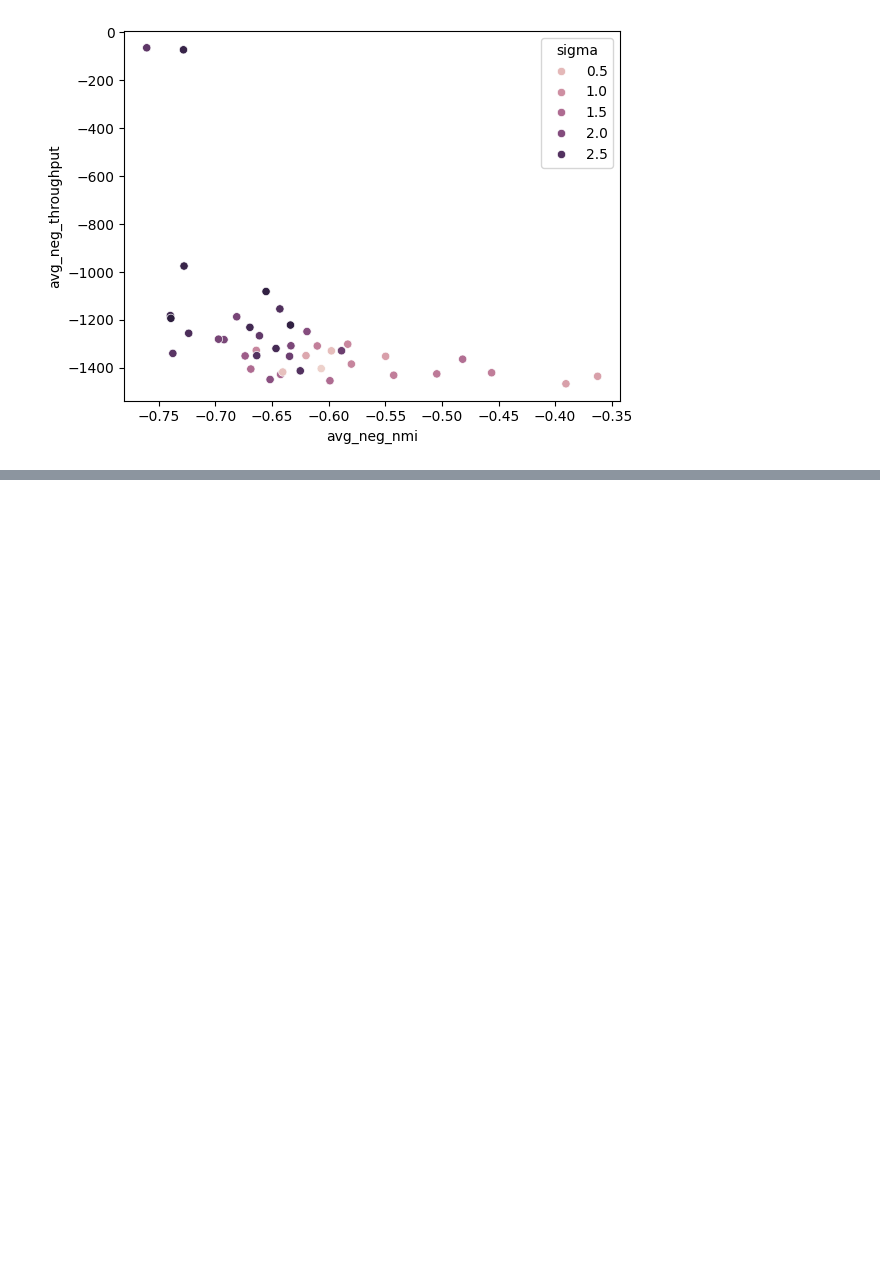
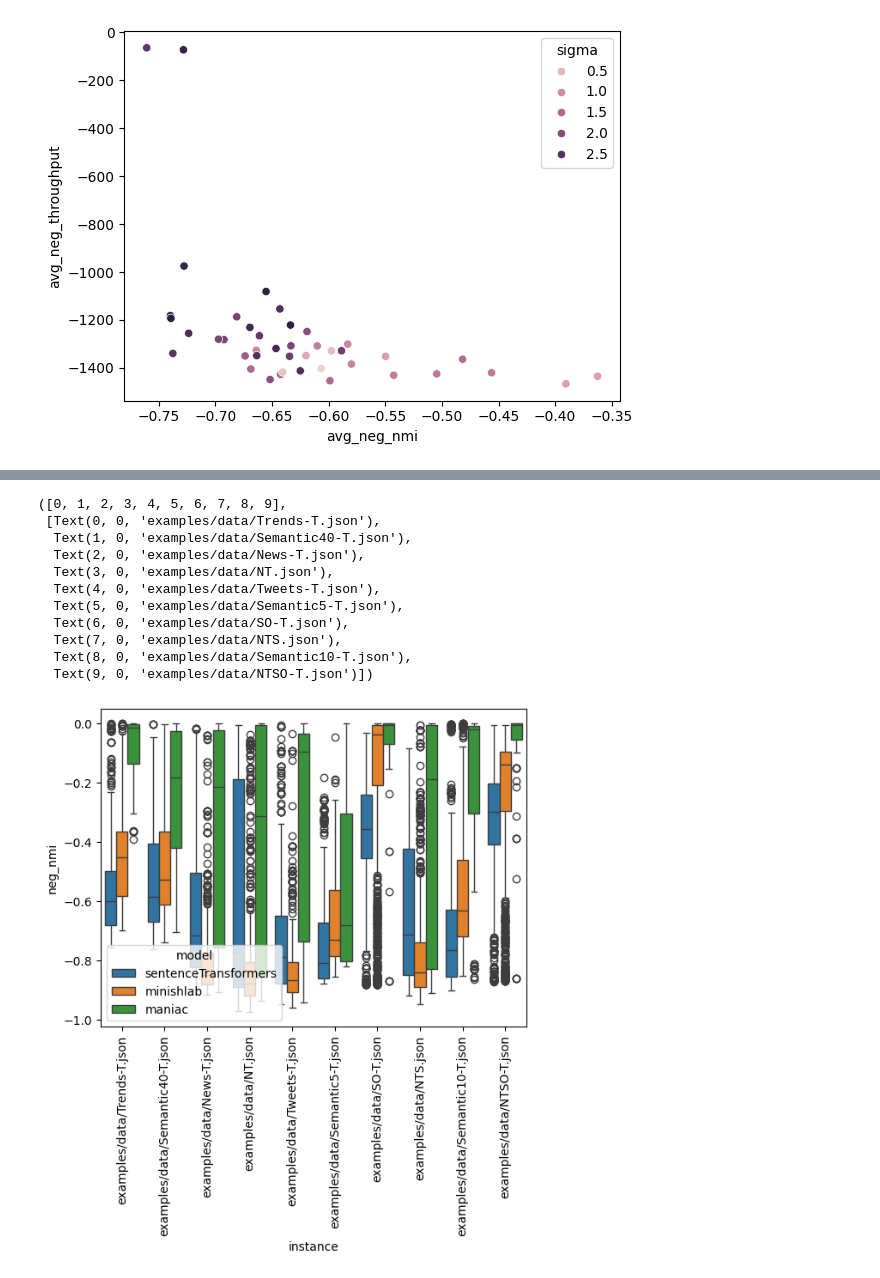
Before and after one commit to lea11100/textClust, a Jupyter notebook: experiments/smac/eval.ipynb, the cells around one changed output, grey strips where cells are left out. Saved outputs shown, nothing was run; the diff lists cells and outputs as text; code cells hidden in the pictures; blank space fills up the shorter version.

```diff
--- a/experiments/smac/eval.ipynb
+++ b/experiments/smac/eval.ipynb
@@ -428,0 +591,19 @@ sns.scatterplot(config_df, x="avg_neg_nmi", y="avg_neg_throughput", hue="sigma")
+# %%
+d = runhistory_df.copy()
+d = d[d["neg_nmi"] != 2.0]
+sns.boxplot(d, x="instance", y="neg_nmi", hue="model")
+# Rotate x labels
+plt.xticks(rotation=90)
+# %% [output]
+([0, 1, 2, 3, 4, 5, 6, 7, 8, 9],
+ [Text(0, 0, 'examples/data/Trends-T.json'),
+  Text(1, 0, 'examples/data/Semantic40-T.json'),
+  Text(2, 0, 'examples/data/News-T.json'),
+  Text(3, 0, 'examples/data/NT.json'),
+  Text(4, 0, 'examples/data/Tweets-T.json'),
+  Text(5, 0, 'examples/data/Semantic5-T.json'),
+  Text(6, 0, 'examples/data/SO-T.json'),
+  Text(7, 0, 'examples/data/NTS.json'),
+  Text(8, 0, 'examples/data/Semantic10-T.json'),
+  Text(9, 0, 'examples/data/NTSO-T.json')])
+[figure, added]
```
Also changed, not shown: parts of 9 cells of this notebook.
